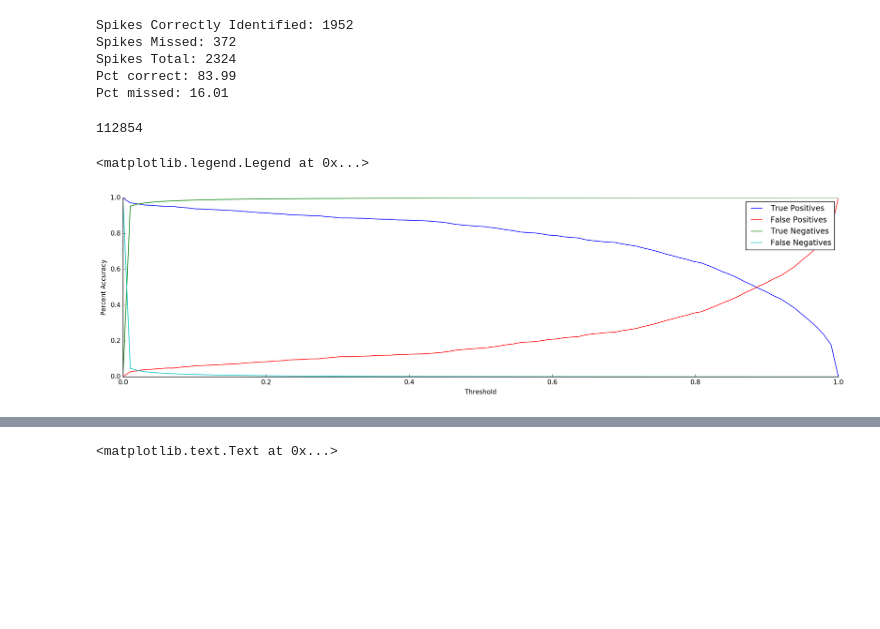
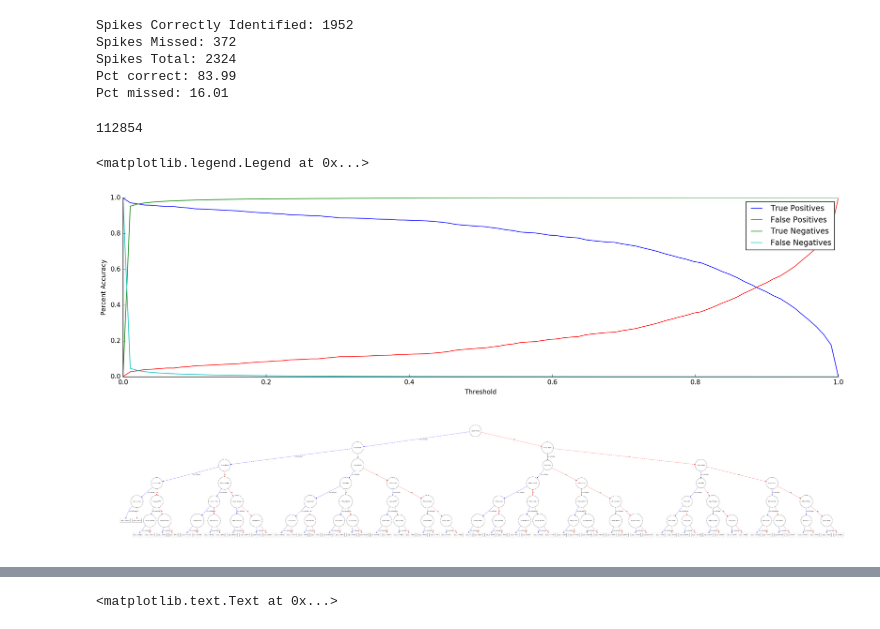
Before and after one commit to torbenator/calcium_spikes, a Jupyter notebook: calcium_imaging.ipynb, the cells around one changed output, grey strips where cells are left out. Cells and saved outputs as stored; diff of their text form; code cells hidden in the pictures; blank space fills up the shorter version.

```diff
--- a/calcium_imaging.ipynb
+++ b/calcium_imaging.ipynb
@@ -279,6 +296,12 @@ for a in xrange(len(alphas)):
                 mywriter.writerow(['training precision: ', str(train_precision)])
                 mywriter.writerow(['testing precision: ', str(test_precision)])
 # %%
+# best model:
+dtrain = xgb.DMatrix(X_train, label=y_train)
+dtest = xgb.DMatrix(X_test)
+dtrain_y = xgb.DMatrix(X_train)
+
+num_round = 200
 best_params = {'objective': "binary:logistic",
 'eval_metric': "error",
 'eta': 1, #step size shrinkage. larger--> more conservative / less overfitting
@@ -335,23 +358,31 @@ for t in xrange(len(thresh_vals)):
     false_positives[t] = len(np.intersect1d(np.where(y_test[:,0]), np.where(Yt<=thresh_vals[t])))/float(n_spikes_total)
     true_negatives[t] = len(np.intersect1d(np.where(y_test[:,0] == 0), np.where(Yt<=thresh_vals[t])))/float(n_non_spikes)
     false_negatives[t] = len(np.intersect1d(np.where(y_test[:,0] == 0), np.where(Yt>thresh_vals[t])))/float(n_non_spikes)
+
+
+fig = plt.figure(figsize=(20,5))
+ax1 = fig.add_subplot(1,1,1)
+#ax1.plot(true_positives,false_positives)
+ax1.plot(thresh_vals,true_positives,'b',label='True Positives')
+ax1.plot(thresh_vals,false_positives,'r',label='False Positives')
+ax1.plot(thresh_vals,true_negatives,'g',label='True Negatives')
+ax1.plot(thresh_vals,false_negatives,'c',label='False Negatives')
+ax1.spines['right'].set_visible(False)
+ax1.spines['top'].set_visible(False)
+ax1.xaxis.set_ticks_position('bottom')
+ax1.yaxis.set_ticks_position('left')
+ax1.set_xlabel('Threshold')
+ax1.set_ylabel('Percent Accuracy')
+ax1.legend()
 # %% [output]
 112854
+<matplotlib.legend.Legend at 0x...>
+[figure, added]
-# %%
-fig = plt.figure(figsize=(20,5))
-ax1 = fig.add_subplot(1,1,1)
-#ax1.plot(true_positives,false_positives)
-ax1.plot(thresh_vals,true_positives,'b',label='True Positives')
-ax1.plot(thresh_vals,false_positives,'r',label='False Positives')
-ax1.plot(thresh_vals,true_negatives,'g',label='True Negatives')
-ax1.plot(thresh_vals,false_negatives,'c',label='False Negatives')
-ax1.spines['right'].set_visible(False)
-ax1.spines['top'].set_visible(False)
-ax1.xaxis.set_ticks_position('bottom')
-ax1.yaxis.set_ticks_position('left')
-ax1.set_xlabel('Threshold')
-ax1.set_ylabel('Percent Accuracy')
-ax1.legend()
-# %% [output]
-<matplotlib.legend.Legend at 0x...>
-[figure, removed]
+# %%
+fname = '/Users/Torben/Documents/NUIN/Machine_Learning/project/best_XGBoost.png'
+fig = plt.figure(figsize=(20,20))
+ax1 = fig.add_subplot(1,1,1)
+plot_tree(model,ax=ax1)
+fig.savefig(fname,dpi=300)
+# %% [output]
+[figure, added]
```
Also changed, not shown: parts of 7 cells of this notebook.
